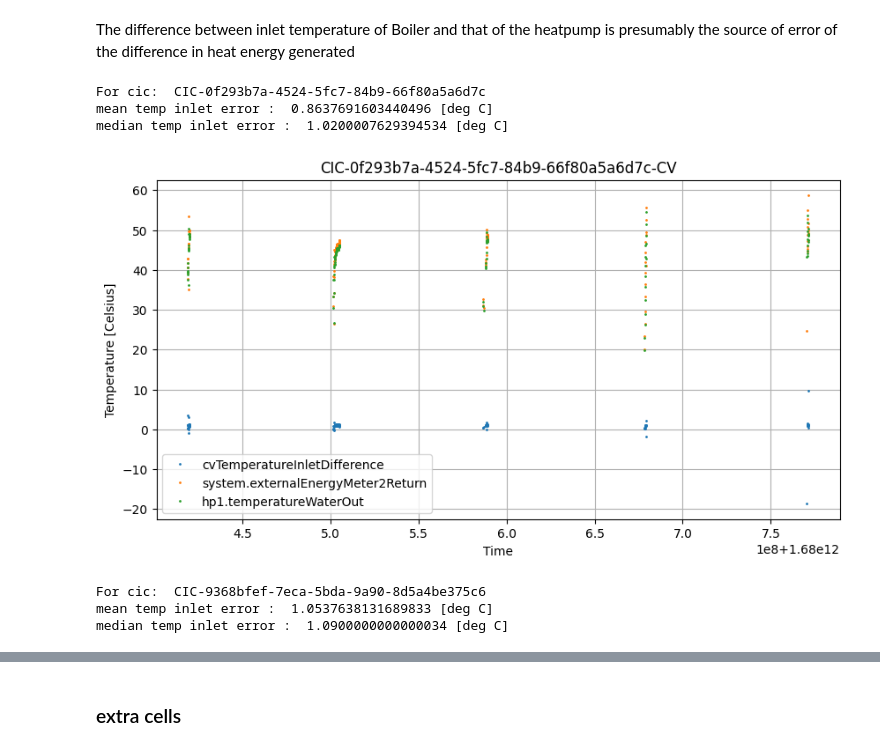
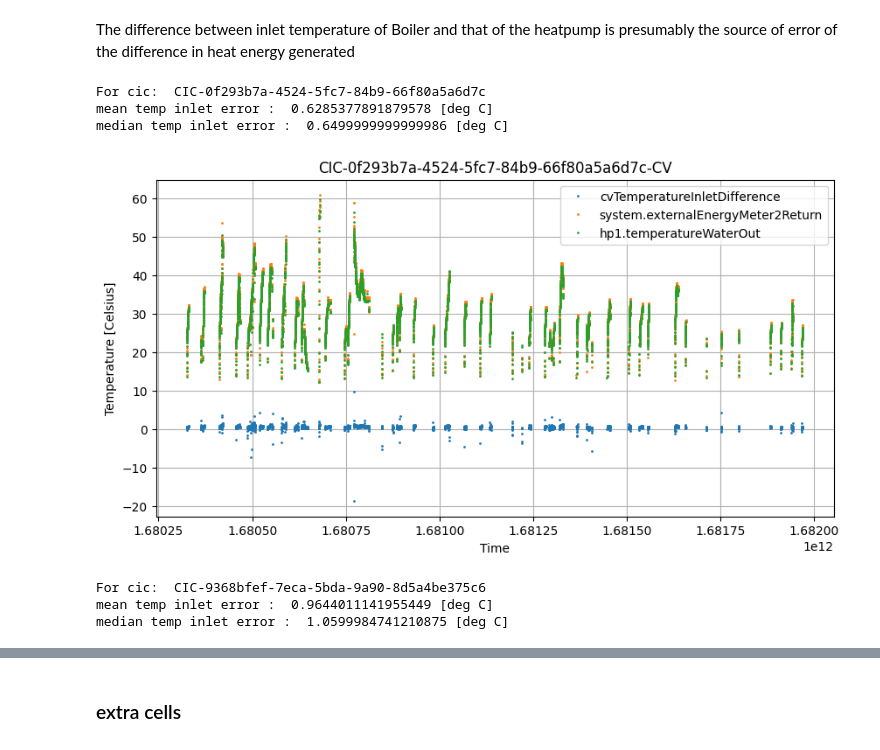
Before and after one commit to season0112/quatt_data_analysis, a Jupyter notebook: power-energy-calculations/live-data/02A_explorative-analysis-heat-gen.ipynb, the cells around one changed output, grey strips where cells are left out. Cells and saved outputs as stored; diff of their text form; code cells hidden in the pictures.

```diff
--- a/power-energy-calculations/live-data/02A_explorative-analysis-heat-gen.ipynb
+++ b/power-energy-calculations/live-data/02A_explorative-analysis-heat-gen.ipynb
@@ -192,7 +225,7 @@ for key, grp in heat_df.groupby('system.quattId'):
 
     # plot absolute temperature error
     grp[(grp['qc.supervisoryControlMode']==2) &
-        (grp['system.externalEnergyMeter1PowerDiff'].abs()>1)][['time.ts','hpTemperatureDifferenceError[K]']].plot(x='time.ts',
+        (grp['system.externalEnergyMeter1PowerDiff'].abs()>1)][['timestamp','hpTemperatureDifferenceError[K]']].plot(x='timestamp',
                                                                                                                    figsize=(10,5),
                                                                                                                    title=f'{key}-HeatPump',
                                                                                                                    style='o',markersize=1)
@@ -203,7 +236,7 @@ for key, grp in heat_df.groupby('system.quattId'):
 
     # plot absolute flowrate error
     grp[(grp['qc.supervisoryControlMode']==2) &
-        (grp['system.externalEnergyMeter1PowerDiff'].abs()>1)][['time.ts','flowRateErrorHP[l/hr]']].plot(x='time.ts',
+        (grp['system.externalEnergyMeter1PowerDiff'].abs()>1)][['timestamp','flowRateErrorHP[l/hr]']].plot(x='timestamp',
                                                                                                          figsize=(10,5),
                                                                                                          title=f'{key}-HeatPump',
                                                                                                          style='o',markersize=1)
@@ -214,7 +247,7 @@ for key, grp in heat_df.groupby('system.quattId'):
 
     # plot relative errors
     grp[(grp['qc.supervisoryControlMode']==2) &
-        (grp['system.externalEnergyMeter1PowerDiff'].abs()>1)][['time.ts','flowRateErrorHP[%]', 'hpTemperatureDifferenceError[%]']].plot(x='time.ts',
+        (grp['system.externalEnergyMeter1PowerDiff'].abs()>1)][['timestamp', 'hpTemperatureDifferenceError[%]', 'flowRateErrorHP[%]']].plot(x='timestamp',
                                                                                                                                          figsize=(10,5),
                                                                                                                                          title=f'{key}-HeatPump',
                                                                                                                                          style='o',markersize=1)
@@ -273,11 +306,14 @@ heat_df['totalInternalEnergyCV'] = heat_df.groupby('system.quattId', sort='time.
 heat_df['cvEnergyDifference'] =  heat_df['totalMeterEnergyCV'] - heat_df['totalInternalEnergyCV']
 
 for key, grp in heat_df.groupby('system.quattId'):
+    percentual_difference = (grp['totalInternalEnergyCV'].iloc[-1]-grp['totalMeterEnergyCV'].iloc[-1])*100/(grp['totalMeterEnergyCV'].iloc[-1])
     print((grp['totalInternalEnergyCV'].iloc[-1]-grp['totalMeterEnergyCV'].iloc[-1])/(grp['totalMeterEnergyCV'].iloc[-1]))
-    grp[['time.ts','totalMeterEnergyCV','totalInternalEnergyCV','cvEnergyDifference']].plot(x='time.ts', figsize=(10,5),
-                                                                    title=f'{key}-CV')
+    grp[['timestamp','totalMeterEnergyCV','totalInternalEnergyCV','cvEnergyDifference']].plot(x='timestamp', figsize=(10,5))
     plt.ylabel('Energy (MJ)')
     plt.xlabel('Time')
+    plt.xlim([datetime(2023, 4, 1), datetime(2023, 4, 21)])
+    plt.ylim([0,1.05*max(grp['totalMeterEnergyCV'])])
+    plt.title(f'Internal energy meter measures {percentual_difference:.1f}% less energy produced by the boiler.')
     plt.grid()
     plt.show()
 # %% [output]
@@ -288,18 +324,21 @@ for key, grp in heat_df.groupby('system.quattId'):
 # %%
 # calculate heat energy generated by CV based on integrating positive power values only
 heat_df['timediff[s]'] = heat_df.groupby('system.quattId', sort='time.ts')['time.ts'].diff()/1000
-heat_df['cvEnergyCalc[kWh]'] = heat_df['qc.cvPowerOutput'].apply(lambda x: x if x>0 else 0) * heat_df['timediff[s]'] /(3600)
-heat_df['cvEnergyCalc[MJ]'] = heat_df['cvEnergyCalc[kWh]'] / 3600
+heat_df['cvEnergyCalc[kWh]'] = heat_df['qc.cvPowerOutput'].apply(lambda x: x if x>0 else 0) * heat_df['timediff[s]']/(3600)
+heat_df['cvEnergyCalc[MJ]'] = heat_df['cvEnergyCalc[kWh]'] *3600 / 1000000
 heat_df['totalInteralEnergyCVCalc'] = heat_df.groupby('system.quattId', sort='time.ts')['cvEnergyCalc[MJ]'].cumsum()
 heat_df['cvEnergyDifferenceCalc'] =  heat_df['totalMeterEnergyCV'] - heat_df['totalInteralEnergyCVCalc']
 
 # plot new calculated internal cv energy value
 for key, grp in heat_df.groupby('system.quattId'):
+    percentual_difference = (grp['totalInteralEnergyCVCalc'].iloc[-1]-grp['totalMeterEnergyCV'].iloc[-1])*100/(grp['totalMeterEnergyCV'].iloc[-1])
     print((grp['totalInteralEnergyCVCalc'].iloc[-1]-grp['totalMeterEnergyCV'].iloc[-1])/(grp['totalMeterEnergyCV'].iloc[-1]))
-    grp[['time.ts','totalMeterEnergyCV','totalInteralEnergyCVCalc','cvEnergyDifferenceCalc']].plot(x='time.ts', figsize=(10,5),
-                                                                    title=f'{key}-CV')
+    grp[['timestamp','totalMeterEnergyCV','totalInteralEnergyCVCalc','cvEnergyDifferenceCalc']].plot(x='timestamp', figsize=(10,5))
     plt.ylabel('Energy (MJ)')
     plt.xlabel('Time')
+    plt.xlim([datetime(2023, 4, 1), datetime(2023, 4, 21)])
     plt.grid()
+    plt.ylim([0,1.05*max(grp['totalMeterEnergyCV'])])
+    plt.title(f'Internal energy meter measures {percentual_difference:.1f}% less energy produced by the boiler.')
     plt.show()
 # %% [output]
@@ -553,29 +592,26 @@ The difference between inlet temperature of Boiler and that of the heatpump is p
 # %%
 heat_df['cvTemperatureInletDifference'] = heat_df['system.externalEnergyMeter2Return'] - heat_df['hp1.temperatureWaterOut']
 
 for key, grp in heat_df.groupby('system.quattId'):
     print('For cic: ', key)
-    print('mean temp inlet error : ', grp[(grp['qc.supervisoryControlMode']==3) &
-                                        (grp['system.externalEnergyMeter2PowerDiff'].abs()>1)]['cvTemperatureInletDifference'].mean(), '[deg C]')
-    print('median temp inlet error : ', grp[(grp['qc.supervisoryControlMode']==3) &
-                                          (grp['system.externalEnergyMeter2PowerDiff'].abs()>1)]['cvTemperatureInletDifference'].median(), '[deg C]')
+    print('mean temp inlet error : ', grp[(grp['system.externalEnergyMeter2PowerDiff'].abs()>1)]['cvTemperatureInletDifference'].mean(), '[deg C]')
+    print('median temp inlet error : ', grp[(grp['system.externalEnergyMeter2PowerDiff'].abs()>1)]['cvTemperatureInletDifference'].median(), '[deg C]')
 
     # plot inlet temperatures
-    grp[(grp['qc.supervisoryControlMode']==3) &
-        (grp['system.externalEnergyMeter2PowerDiff'].abs()>1)][['time.ts','cvTemperatureInletDifference',
+    grp[(grp['system.externalEnergyMeter2PowerDiff'].abs()>1)][['time.ts','cvTemperatureInletDifference',
                                                                 'system.externalEnergyMeter2Return','hp1.temperatureWaterOut']].plot(x='time.ts',
                                                                                                                    figsize=(10,5),
                                                                                                                    title=f'{key}-CV',
                                                                                                                    style='o',markersize=1)
     plt.ylabel('Temperature [Celsius]')
     plt.xlabel('Time')
     plt.grid()
     plt.show()
 # %% [output]
 For cic:  CIC-0f293b7a-4524-5fc7-84b9-66f80a5a6d7c
-mean temp inlet error :  0.8637691603440496 [deg C]
-median temp inlet error :  1.0200007629394534 [deg C]
+mean temp inlet error :  0.6285377891879578 [deg C]
+median temp inlet error :  0.6499999999999986 [deg C]
-[figure, old version]
+[figure, new version]
 For cic:  CIC-9368bfef-7eca-5bda-9a90-8d5a4be375c6
-mean temp inlet error :  1.0537638131689833 [deg C]
-median temp inlet error :  1.0900000000000034 [deg C]
+mean temp inlet error :  0.9644011141955449 [deg C]
+median temp inlet error :  1.0599984741210875 [deg C]
```
Also changed, not shown: parts of 8 cells of this notebook, 4 other files.
